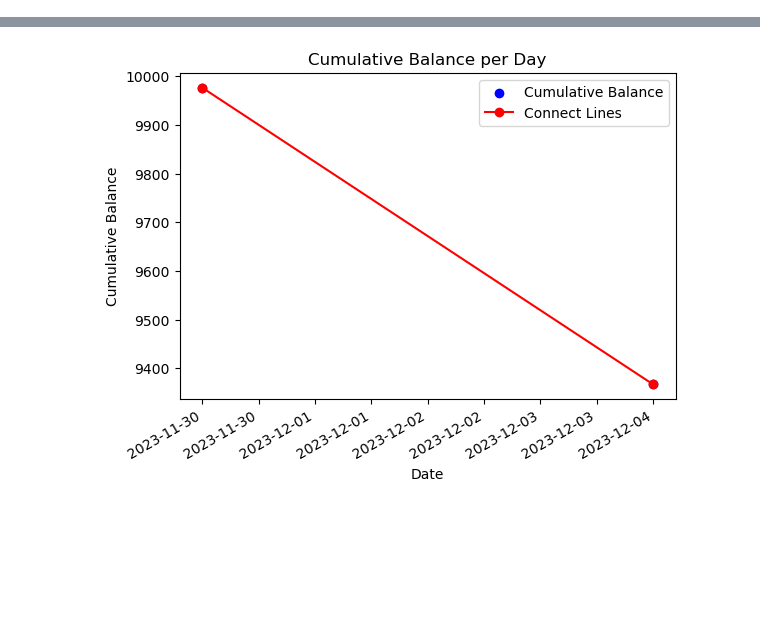
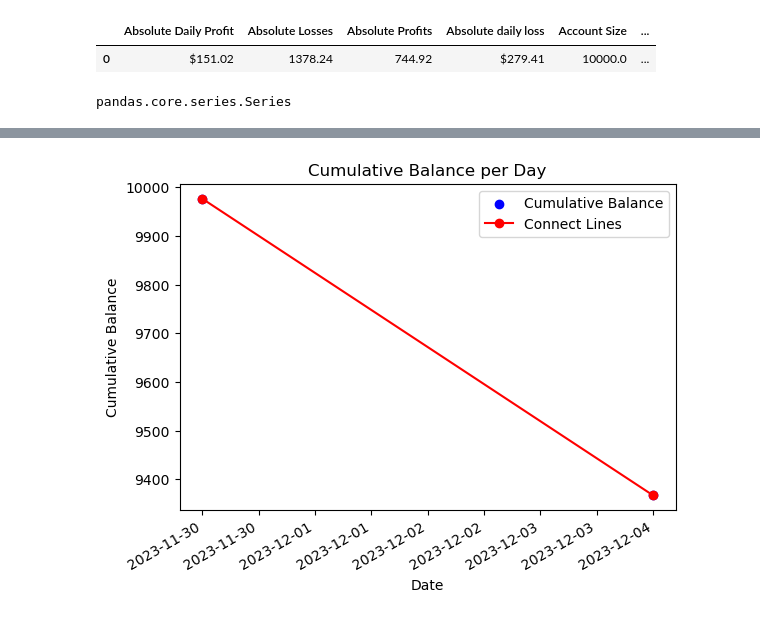
Before and after one commit to vatche-t/economical_analysis, a Jupyter notebook: pipeline.ipynb, the cells around one changed output, grey strips where cells are left out. Saved outputs shown, nothing was run; the diff lists cells and outputs as text; code cells hidden in the pictures; blank space fills up the shorter version.

```diff
--- a/pipeline.ipynb
+++ b/pipeline.ipynb
@@ -16,3 +16,25 @@ import matplotlib.pyplot as plt
 from scipy.interpolate import make_interp_spline
 
 import config
+# %%
+url = "http://127.0.0.1:5000/run_analysis"
+
+data = {
+    "account": 51913983,
+    "password": "drbj2iln",
+    "server": "Alpari-MT5-Demo",
+    "stage": "1step"  # Replace with the desired stage
+}
+
+response = requests.post(url, json=data)
+# %%
+if response.status_code == 200:
+    result = response.json()
+    financial_data = pd.DataFrame(result.get("financial_data"))
+    history_deals_df = pd.DataFrame(result.get("feather/history_deals_df"))
+# %%
+pd.set_option('display.max_columns', None)
+financial_data
+# %% [output]
+|  | Absolute Daily Profit | Absolute Losses | Absolute Profits | Absolute daily loss | Account Size | ... |
+| 0 | $151.02 | 1378.24 | 744.92 | $279.41 | 10000.0 | ... |
@@ -19,3 +62,7 @@ import config
+# %%
+type(profit_and_loss)
+# %% [output]
+pandas.core.series.Series
 # %%
 df_f = pd.read_feather("financial_data.feather")
 # %%
```
Also changed, not shown: parts of 2 cells of this notebook, 4 other files.
